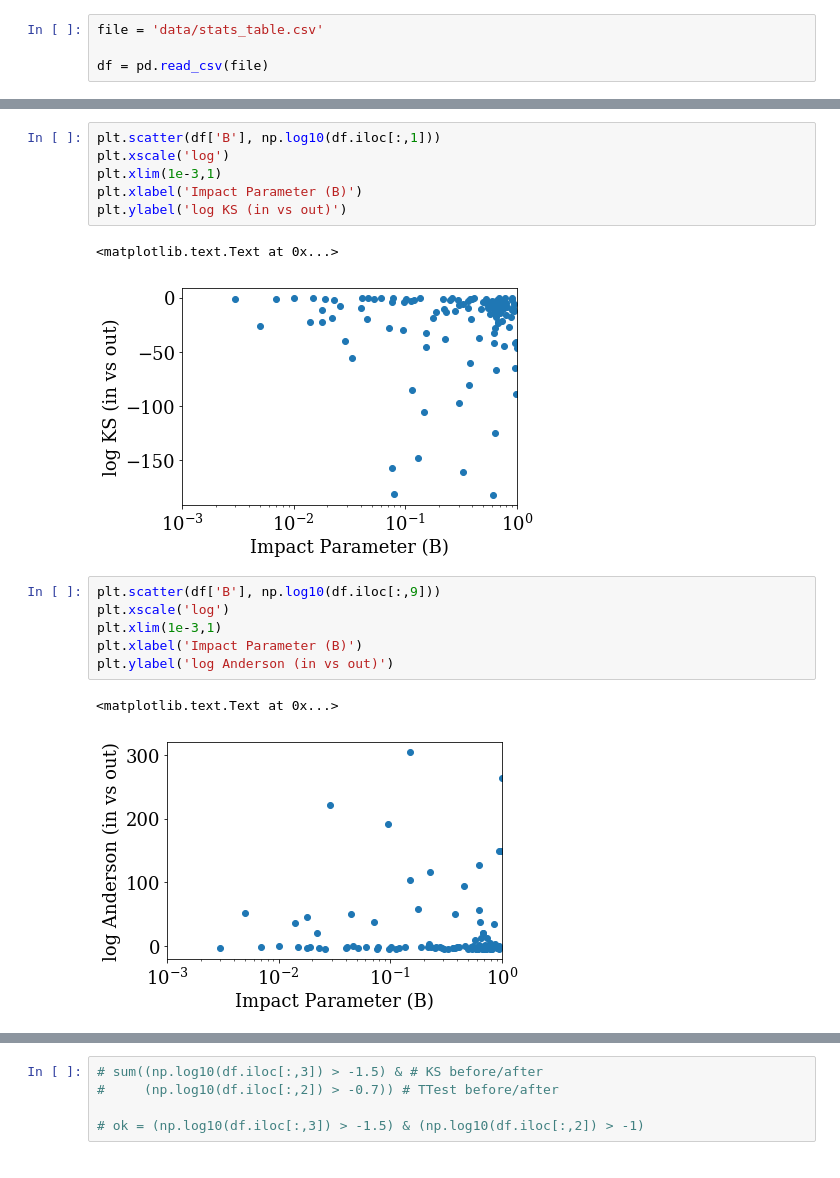
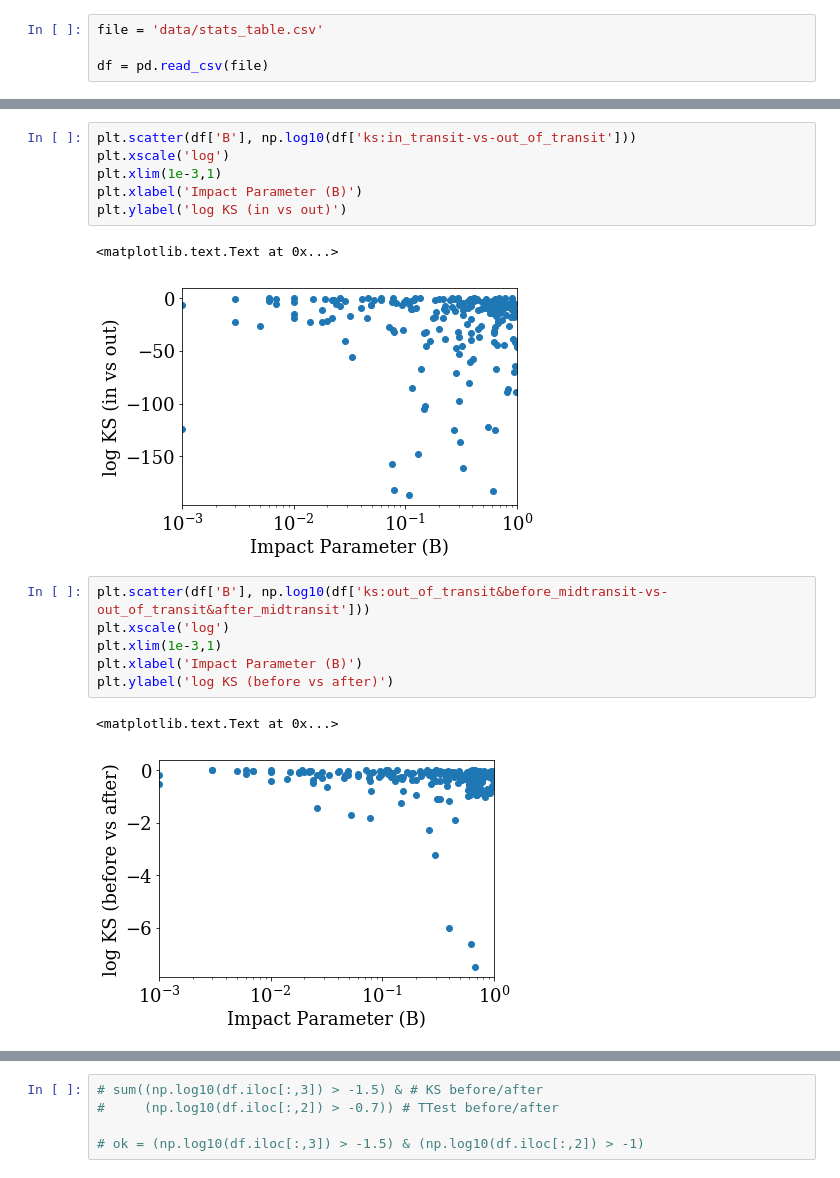
Before and after one commit to bmorris3/salter, a Jupyter notebook: explore.ipynb, the cells around one changed output, grey strips where cells are left out. Saved outputs shown, nothing was run; the diff lists cells and outputs as text.

```diff
--- a/explore.ipynb
+++ b/explore.ipynb
@@ -39,21 +39,21 @@ dec_str
 koi_kepmag
 koi_kepmag_err
 # %%
-plt.scatter(df['B'], np.log10(df.iloc[:,1]))
+plt.scatter(df['B'], np.log10(df['ks:in_transit-vs-out_of_transit']))
 plt.xscale('log')
 plt.xlim(1e-3,1)
 plt.xlabel('Impact Parameter (B)')
 plt.ylabel('log KS (in vs out)')
 # %% [output]
 <matplotlib.text.Text at 0x...>
-[figure, old version]
+[figure, new version]
 # %%
-plt.scatter(df['B'], np.log10(df.iloc[:,9]))
+plt.scatter(df['B'], np.log10(df['ks:out_of_transit&before_midtransit-vs-out_of_transit&after_midtransit']))
 plt.xscale('log')
 plt.xlim(1e-3,1)
 plt.xlabel('Impact Parameter (B)')
-plt.ylabel('log Anderson (in vs out)')
+plt.ylabel('log KS (before vs after)')
 # %% [output]
 <matplotlib.text.Text at 0x...>
-[figure, old version]
+[figure, new version]
 # %%
```
Also changed, not shown: parts of 16 cells of this notebook, 3 other files.
